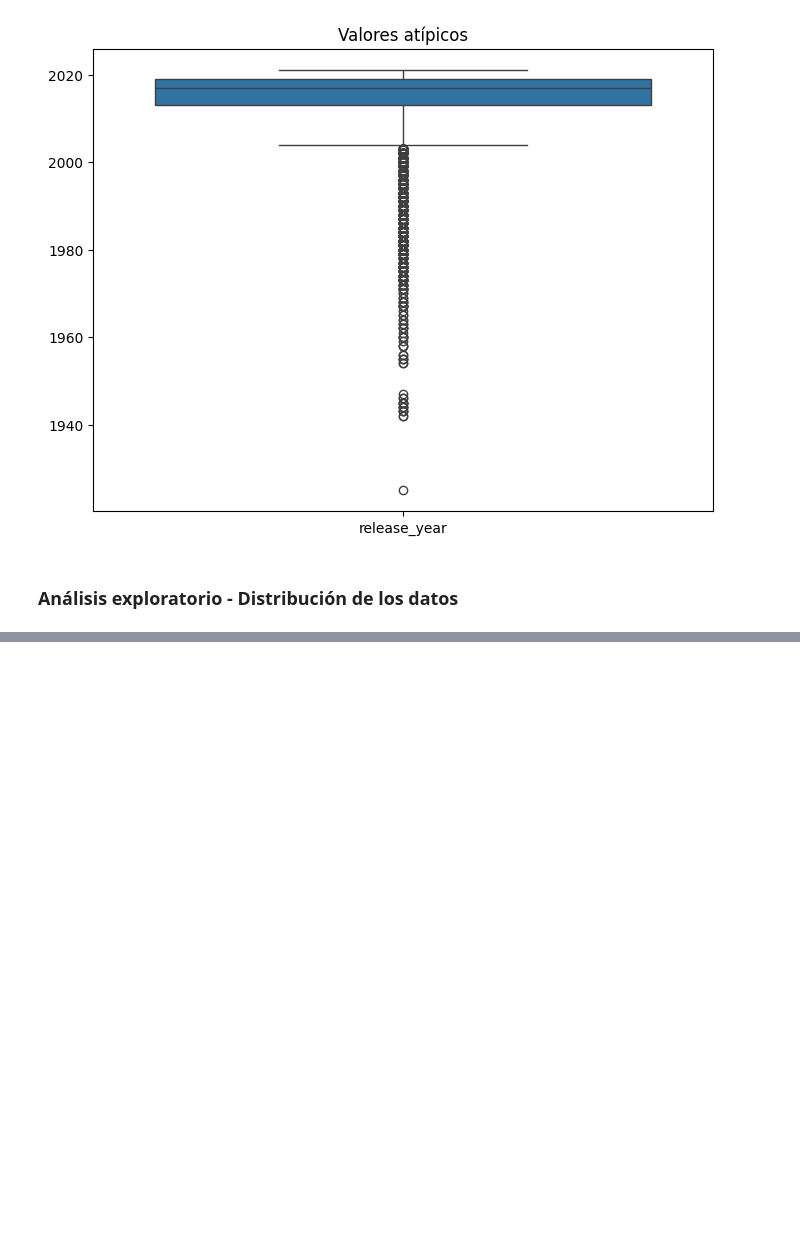
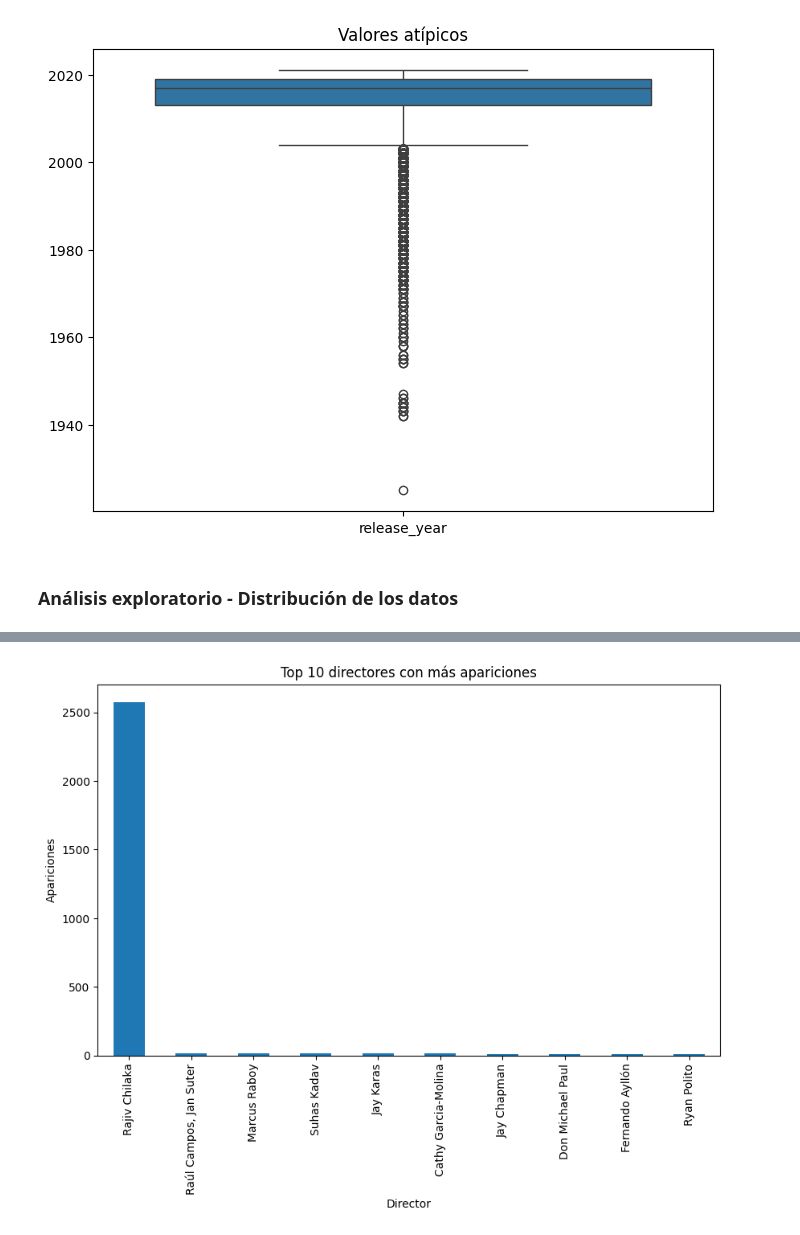
Before and after one commit to pablocarmona1527/Data_analyst, a Jupyter notebook: EDA.ipynb, the cells around one changed output, grey strips where cells are left out. Drawn from its saved outputs; the diff is of its cells as text; code cells hidden in the pictures; blank space fills up the shorter version.

```diff
--- a/EDA.ipynb
+++ b/EDA.ipynb
@@ -76,0 +70,7 @@ df
+# %%
+##Mejores directores
+plt.figure(figsize=(10,6))
+df['director'].value_counts(sort=True).head(10).plot.bar(title='Top 10 directores con más apariciones',xlabel='Director',ylabel='Apariciones')
+plt.show()
+# %% [output]
+[figure, added]
```
Also changed, not shown: parts of 12 cells of this notebook.
